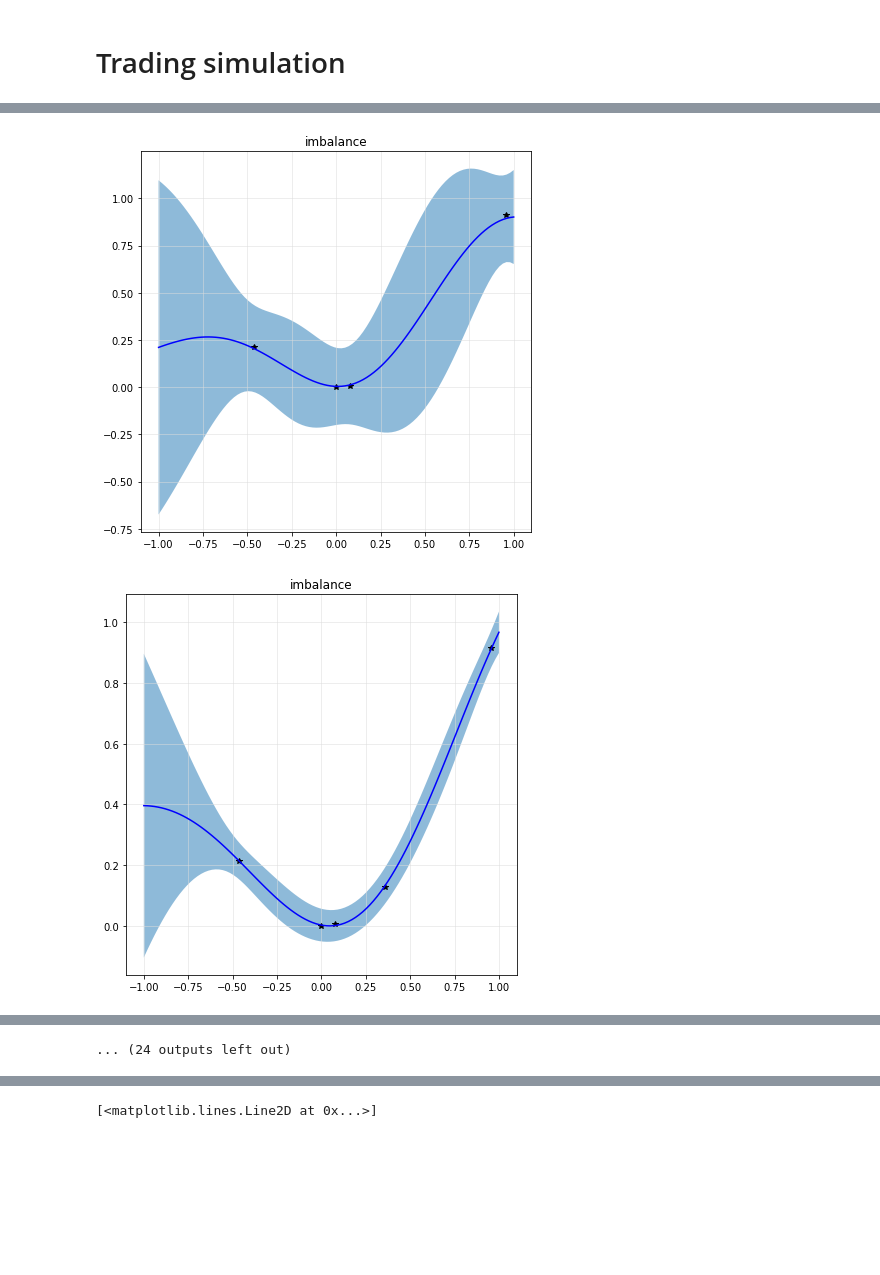
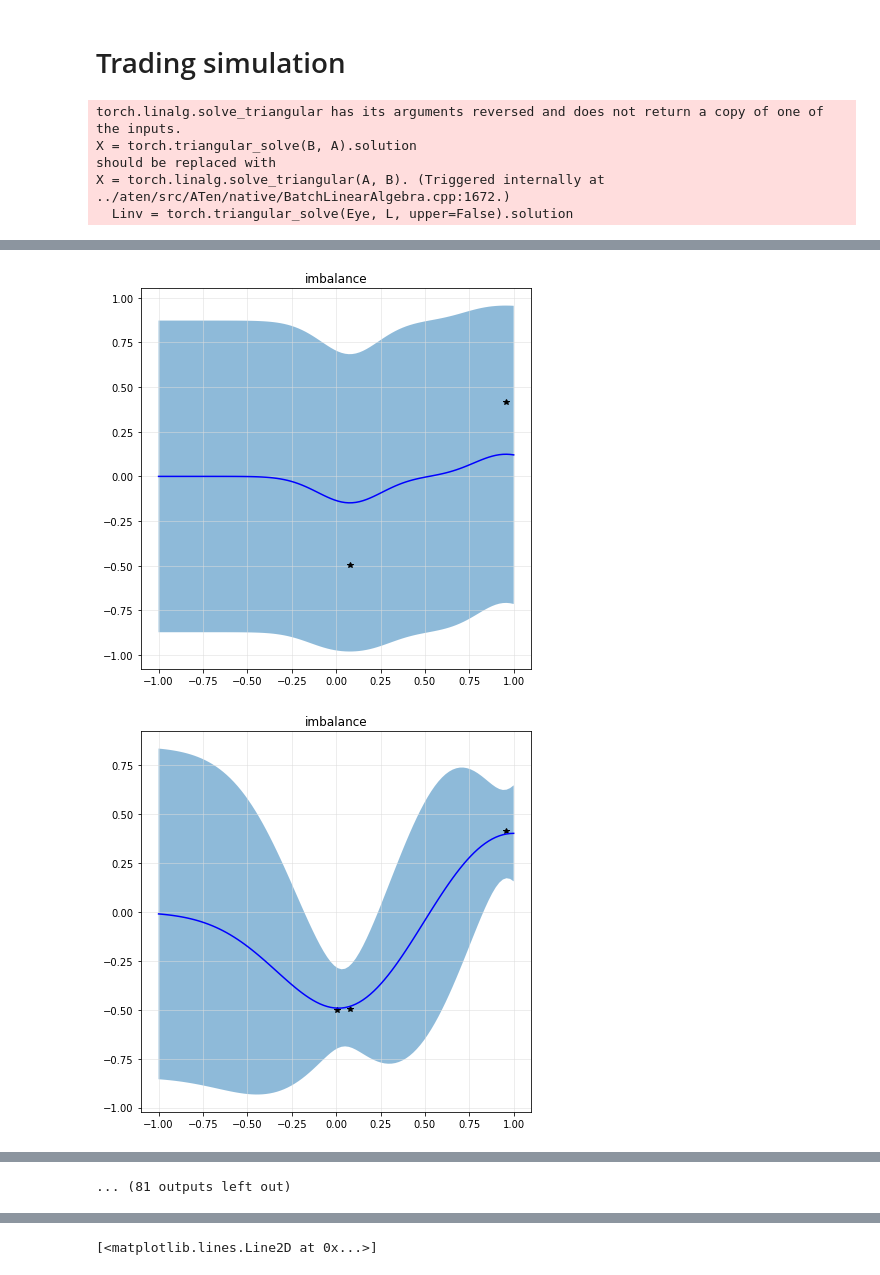
Before and after one commit to FDR0903/gpbandits_for_algotrading, a Jupyter notebook: nb_bandits/nonstationarythreshold.ipynb, the cells around one changed output, grey strips where cells are left out. Drawn from its saved outputs; the diff is of its cells as text; code cells hidden in the pictures; blank space fills up the shorter version.

```diff
--- a/nb_bandits/nonstationarythreshold.ipynb
+++ b/nb_bandits/nonstationarythreshold.ipynb
@@ -120,8 +127,8 @@ np.random.seed(seed)
 # Trading simulation
 # %%
 
-reward_1 = lambda x: x**2
-reward_2 = lambda x: -x**2 + 1
+reward_1 = lambda x: x**2 - 0.5
+reward_2 = lambda x: -x**2 + 0.5
 d = {'vol_50_50000': np.random.normal()}
 
 distances_pre = []
@@ -134,31 +141,38 @@ for i in range(30):
     reward = reward_1(d['vol_50_50000'])
     bandit.update_data(feature_values, best_strategy_bandit, reward, retrain_hyperparameters = True)
 
-    bandit.plot_strategies(["imbalance"], plot_path = f"./strat_{i}.png")
+    #bandit.plot_strategies(["imbalance"], plot_path = f"./strat_{i}.png")
 
-    result = bandit.posterior_sliding_window_confidence("imbalance")
+    bandit.plot_strategies(["imbalance"])
+    result = bandit.posterior_S2("imbalance")
 
     if result != False:
-        train_x_1, train_y_1, posterior_mean_1, lower1, upper1, train_x_2, train_y_2, posterior_mean_2, lower2, upper2 = bandit.posterior_sliding_window_confidence("imbalance")
+        train_x_1, train_y_1, posterior_mean_1, lower1, upper1 = result
+        train_x_2, train_y_2, posterior_mean_2, lower2, upper2 = bandit.prior_S2("imbalance")
+
         test_x = torch.linspace(-1, 1, 100).double()
         f, ax = plt.subplots(1, 1)
 
-        ax.plot(test_x.numpy(), posterior_mean_1.numpy(), 'b', label="window_1")
+        ax.plot(test_x.numpy(), posterior_mean_1.numpy(), 'b', label="S1")
         ax.plot(train_x_1.numpy(), train_y_1.numpy(), 'b*')
 
-        ax.plot(test_x.numpy(), posterior_mean_2.numpy(), 'r', label="window_2")
+        ax.plot(test_x.numpy(), posterior_mean_2.numpy(), 'r', label="S2")
         ax.plot(train_x_2.numpy(), train_y_2.numpy(), 'r*')
 
-        posterior_mean_1, posterior_covar_1, posterior_mean_2, posterior_covar_2 = bandit.posterior_sliding_window_covar("imbalance")
+        change_point = bandit.change_point("imbalance")
 
-        change_point = bandit.change_point("imbalance")
+        if change_point[0]:
+            print("Change detected")
+            bandit.reinitialize_arm()
+
         ax.set_title(f"Change detected, {change_point}")
+
         # Shade between the lower and upper confidence bounds
         ax.fill_between(test_x.numpy(), lower1.detach().numpy(), upper1.detach().numpy(), alpha=0.5)
         ax.fill_between(test_x.numpy(), lower2.detach().numpy(), upper2.detach().numpy(), alpha=0.5)
 
         ax.legend()
-        f.savefig(f'./test_image_{i}.png', dpi = 150)
+        #f.savefig(f'./test_image_{i}.png', dpi = 150)
 
 
 
@@ -172,30 +186,45 @@ for i in range(30):
     reward = reward_2(d['vol_50_50000'])
 
     bandit.update_data(feature_values, best_strategy_bandit, reward, retrain_hyperparameters = True)
-    bandit.plot_strategies(["imbalance"], plot_path = f"./strat_{i+30}.png")
 
-    train_x_1, train_y_1, posterior_mean_1, lower1, upper1, train_x_2, train_y_2, posterior_mean_2, lower2, upper2 = bandit.posterior_sliding_window_confidence("imbalance")
-    test_x = torch.linspace(-1, 1, 100).double()
-    f, ax = plt.subplots(1, 1)
+    bandit.plot_strategies(["imbalance"])
+    result = bandit.posterior_S2("imbalance")
 
-    ax.plot(test_x.numpy(), posterior_mean_1.numpy(), 'b', label="window_1")
-    ax.plot(train_x_1.numpy(), train_y_1.numpy(), 'b*')
+    if result != False:
+        train_x_1, train_y_1, posterior_mean_1, lower1, upper1 = result
+        train_x_2, train_y_2, posterior_mean_2, lower2, upper2 = bandit.prior_S2("imbalance")
 
-    ax.plot(test_x.numpy(), posterior_mean_2.numpy(), 'r', label="window_2")
-    ax.plot(train_x_2.numpy(), train_y_2.numpy(), 'r*')
+        test_x = torch.linspace(-1, 1, 100).double()
+        f, ax = plt.subplots(1, 1)
 
-    posterior_mean_1, posterior_covar_1, posterior_mean_2, posterior_covar_2 = bandit.posterior_sliding_window_covar("imbalance")
+        ax.plot(test_x.numpy(), posterior_mean_1.numpy(), 'b', label="S1")
+        ax.plot(train_x_1.numpy(), train_y_1.numpy(), 'b*')
 
-    change_point = bandit.change_point("imbalance")
+        ax.plot(test_x.numpy(), posterior_mean_2.numpy(), 'r', label="S2")
+        ax.plot(train_x_2.numpy(), train_y_2.numpy(), 'r*')
 
-    ax.set_title(f"change_point: {change_point}")
-    # Shade between the lower and upper confidence bounds
-    ax.fill_between(test_x.numpy(), lower1.detach().numpy(), upper1.detach().numpy(), alpha=0.5)
-    ax.fill_between(test_x.numpy(), lower2.detach().numpy(), upper2.detach().numpy(), alpha=0.5)
-    ax.legend()
-    f.savefig(f'./test_image_{i+30}.png', dpi = 150)
+
+        change_point = bandit.change_point("imbalance")
+
+        if change_point[0]:
+            print("Change detected")
+            bandit.reinitialize_arm()
+
+        ax.set_title(f"Change detected, {change_point}")
+
+        # Shade between the lower and upper confidence bounds
+        ax.fill_between(test_x.numpy(), lower1.detach().numpy(), upper1.detach().numpy(), alpha=0.5)
+        ax.fill_between(test_x.numpy(), lower2.detach().numpy(), upper2.detach().numpy(), alpha=0.5)
+
+        ax.legend()
+        #f.savefig(f'./test_image_{i}.png', dpi = 150)
 
     #bandit.change_point(strat, n_test = 100, lv = -1, uv = 1)
 
 #plt.plot(distances)
 # %% [output]
+torch.linalg.solve_triangular has its arguments reversed and does not return a copy of one of the inputs.
+X = torch.triangular_solve(B, A).solution
+should be replaced with
+X = torch.linalg.solve_triangular(A, B). (Triggered internally at  ../aten/src/ATen/native/BatchLinearAlgebra.cpp:1672.)
+  Linv = torch.triangular_solve(Eye, L, upper=False).solution
@@ -203,2 +232,2 @@ for i in range(30):
-[figure, old version]
+[figure, new version]
-[figure, old version]
+[figure, new version]
@@ -214 +242 @@ for i in range(30):
-... (24 outputs left out)
+... (81 outputs left out)
```
Also changed, not shown: parts of 4 cells of this notebook, 36 other files.
